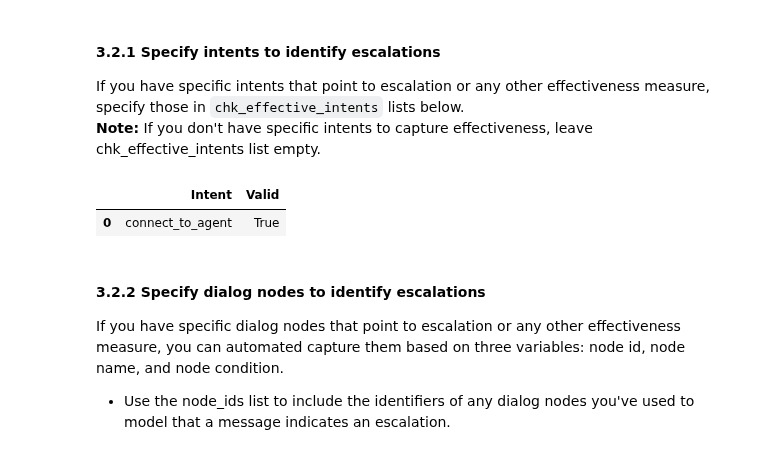
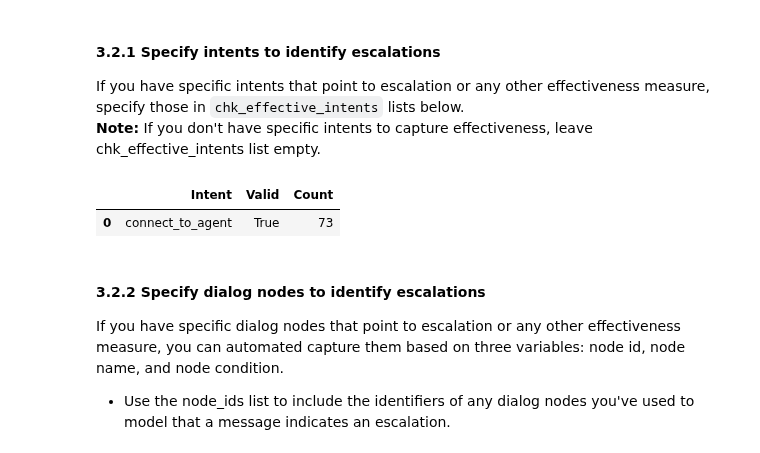
Before and after one commit to watson-developer-cloud/assistant-improve-recommendations-notebook, a Jupyter notebook: notebook/Measure Notebook.ipynb, the cells around one changed output. Cells and saved outputs as stored; diff of their text form; code cells hidden in the pictures.

Commit message:
Update measure notebook to support intent analysis

```diff
--- a/notebook/Measure Notebook.ipynb
+++ b/notebook/Measure Notebook.ipynb
@@ -143,14 +143,20 @@ Provide your Watson Assistant credentials and the workspace id that you want to
 - API requests require a version parameter that takes a date in the format version=YYYY-MM-DD. For more information about version, see [Versioning](https://www.ibm.com/watson/developercloud/assistant/api/v1/curl.html?curl#versioning).
 # %%
 # Provide credentials to connect to assistant
-creds = {'username':'YOUR_USERNAME',
-         'password':'YOUR_PASSWORD',
+creds = {'username':'',
+         'password':'',
          'version':'2018-05-03'}
 
 # Connect to Watson Assistant
 conversation = AssistantV1(username=creds['username'],
                            password=creds['password'],
                            version=creds['version'])
+
+# You only need to give api key and url to connect. If you can connect using this, you will not need the above code
+
+# conversation = AssistantV1(version='2019-04-28',
+#                            iam_apikey='',
+#                            url='')
 # %% [markdown]
 #### 2.1.2 Fetch and load a workspace
 
@@ -320,26 +326,33 @@ If you have specific intents that point to escalation or any other effectiveness
 # %%
 # Add your escalation intents to the list
 chk_effective_intents=['connect_to_agent']
 
 # Store the intents in a dataframe
 df_chk_effective_intents = pd.DataFrame(chk_effective_intents, columns = ['Intent'])
 
 # Add a 'valid' flag to the dataframe
 df_chk_effective_intents['Valid']= True
 
+# Add count column for selected intents
+df_chk_effective_intents['Count']= 0
+
 # Checking the validity of the specified intents. Look out for the `valid` column in the table displayed below.
 for intent in chk_effective_intents:
     # Check if intent is present in workspace
     if intent not in workspace_intents:
         # If not present, mark it as 'not valid'
         df_chk_effective_intents.loc[df_chk_effective_intents['Intent']==intent,['Valid']] = False
         # Remove intent from the chk_effective_intents list
         chk_effective_intents.remove(intent)
+    else:
+        # Calculate number of times each intent is hit
+        count = df_formated.loc[df_formated['response.top_intent_intent']==intent]['log_id'].nunique()
+        df_chk_effective_intents.loc[df_chk_effective_intents['Intent']==intent,['Count']] = count
 # Display intents and validity
 df_chk_effective_intents
 # %% [output]
-|  | Intent | Valid |
-| 0 | connect_to_agent | True |
+|  | Intent | Valid | Count |
+| 0 | connect_to_agent | True | 73 |
 # %% [markdown]
 #### <a id="set_escalation_dialog"></a> 3.2.2 Specify  dialog nodes to identify escalations
 If you have specific dialog nodes that point to escalation or any other effectiveness measure, you can automated capture them based on three variables: node id, node name, and node condition.
```
Also changed, not shown: parts of 15 cells of this notebook.
